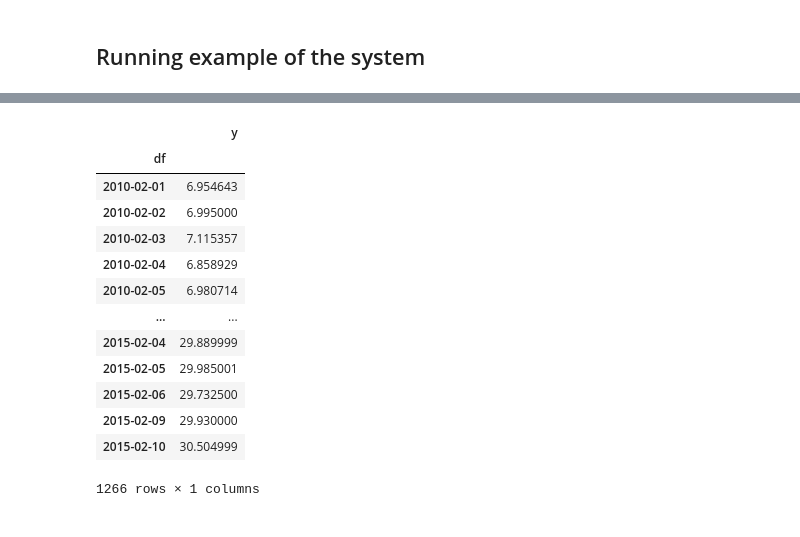
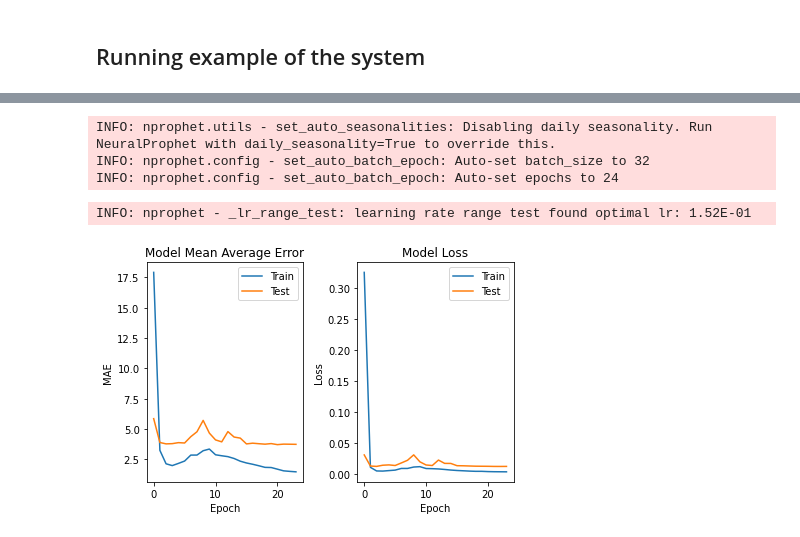
Before and after one commit to maxmekiska/arguing_predictors, a Jupyter notebook: notebooks/TestingEnviornment.ipynb, the cells around one changed output, grey strips where cells are left out. Saved outputs shown, nothing was run; the diff lists cells and outputs as text; code cells hidden in the pictures.

Commit message:
added working neural prophet class wrapper, initial results are rather disappointing compared to the predictors in predictor.py

```diff
--- a/notebooks/TestingEnviornment.ipynb
+++ b/notebooks/TestingEnviornment.ipynb
@@ -180,21 +127,15 @@ test0
 # %%
 %run ../tools/predictorsII.py
 # %%
-oo = UnivariatePredictorII(prices, 1)
+oo = UnivariatePredictorII(prices, 7)
+# %%
+oo.fit_model("D")
+# %% [output]
+INFO: nprophet.utils - set_auto_seasonalities: Disabling daily seasonality. Run NeuralProphet with daily_seasonality=True to override this.
+INFO: nprophet.config - set_auto_batch_epoch: Auto-set batch_size to 32
+INFO: nprophet.config - set_auto_batch_epoch: Auto-set epochs to 24
+INFO: nprophet - _lr_range_test: learning rate range test found optimal lr: 1.52E-01
 # %%
-oo.test()
+oo.show_performance()
 # %% [output]
-|  | y |
-| df |  |
-| 2010-02-01 | 6.954643 |
-| 2010-02-02 | 6.995000 |
-| 2010-02-03 | 7.115357 |
-| 2010-02-04 | 6.858929 |
-| 2010-02-05 | 6.980714 |
-| ... | ... |
-| 2015-02-04 | 29.889999 |
-| 2015-02-05 | 29.985001 |
-| 2015-02-06 | 29.732500 |
-| 2015-02-09 | 29.930000 |
-| 2015-02-10 | 30.504999 |
-1266 rows × 1 columns
+[figure, added]
```
Also changed, not shown: parts of 7 cells of this notebook, 1 other file.
